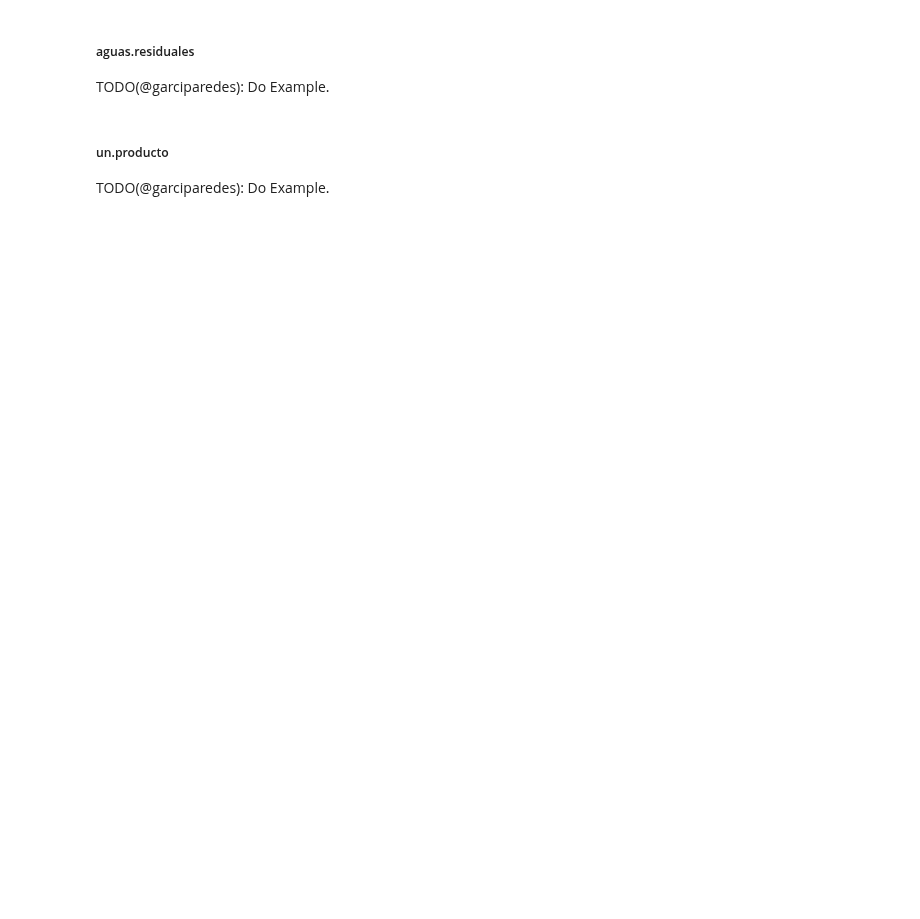
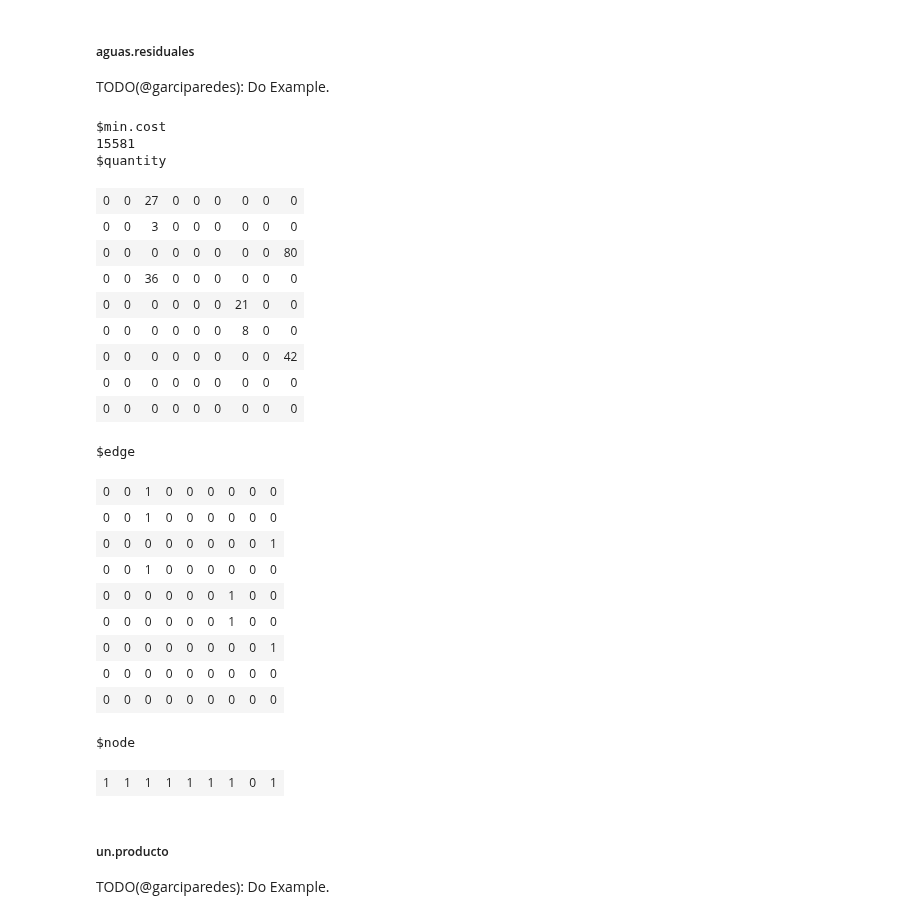
Before and after one commit to garciparedes/integer-programming-heuristics, a Jupyter notebook: integer-programming-network-heuristics.ipynb, the cells around one changed output. Cells and saved outputs as stored; diff of their text form; code cells hidden in the pictures; blank space fills up the shorter version.

Commit message:
Done with netwok design with constant costs and started to work on minimum spanning tree

```diff
--- a/integer-programming-network-heuristics.ipynb
+++ b/integer-programming-network-heuristics.ipynb
@@ -69,3 +69,20 @@ ReadRaw <- function(file.path) {
     close(con)
     return(raw)
 }
+# %%
+Format1DFixedCostNetworkSolution <- function(s, p) {
+
+    a$optimum
+
+    if (length(a$solution) %% p$n == 0) {
+        n <- p$n
+    } else {
+        n <- p$n + 1
+    }
+    list(
+        min.cost = s$optimum,
+        quantity = matrix(a$solution[1:(n ^ 2)], ncol = n, byrow = TRUE),
+        edge     = matrix(a$solution[(n ^ 2 + 1):(2 * n ^ 2)], ncol = n, byrow = TRUE),
+        node     = matrix(a$solution[(2 * n ^ 2 + 1):(2 * n ^ 2 + n)], ncol = n, byrow = TRUE)
+    )
+}
@@ -115,9 +143,9 @@ Solve1DFixedCostNetworkExact <- function(p) {
     for (i in 1:p$n) {
         conditions[i, (i - 1) * p$n + p$A[which(p$A[,1] == i), 2, drop = FALSE]] <-  1
         conditions[i, p$n * (p$A[which(p$A[,2] == i), 1, drop = FALSE] - 1) + i] <- -1
-
-        #conditions[p$n + nrow(p$A) + i, TODO] <- 1
-        conditions[p$n + nrow(p$A) + i, 2 * p$n ^ 2 + i ] <-  - p$n
+        conditions[p$n + nrow(p$A) + i, p$n ^ 2 + p$n * (p$A[which(p$A[,2] == i), 1, drop = FALSE] - 1) + i] <- 1
+        conditions[p$n + nrow(p$A) + i, p$n ^ 2 + p$n * (i - 1) + p$A[which(p$A[,1] == i), 2, drop = FALSE]] <- 1
+        conditions[p$n + nrow(p$A) + i, 2 * p$n ^ 2 + i ] <-  - 2 * p$n
     }
 
 
@@ -146,13 +174,3 @@ Solve1DFixedCostNetworkExact <- function(p) {
 
     return(s)
 }
-a <- Solve1DFixedCostNetworkExact(un.producto)
-a$optimum
-
-print("")
-matrix(a$solution[1:64], ncol = 8, byrow = TRUE)
-print("")
-matrix(a$solution[65:128], ncol = 8, byrow = TRUE)
-print("")
-matrix(a$solution[129:136], ncol = 8, byrow = TRUE)
-#print(a$solution)
@@ -221,3 +245,31 @@ matrix(a$solution[82:162], ncol = 9, byrow = TRUE)
+# %%
+a <- Solve1DFixedCostNetworkExact(aguas.residuales)
+Format1DFixedCostNetworkSolution(a, aguas.residuales)
+# %% [output]
+$min.cost
+15581
+$quantity
+| 0 | 0 | 27 | 0 | 0 | 0 | 0 | 0 | 0 |
+| 0 | 0 | 3 | 0 | 0 | 0 | 0 | 0 | 0 |
+| 0 | 0 | 0 | 0 | 0 | 0 | 0 | 0 | 80 |
+| 0 | 0 | 36 | 0 | 0 | 0 | 0 | 0 | 0 |
+| 0 | 0 | 0 | 0 | 0 | 0 | 21 | 0 | 0 |
+| 0 | 0 | 0 | 0 | 0 | 0 | 8 | 0 | 0 |
+| 0 | 0 | 0 | 0 | 0 | 0 | 0 | 0 | 42 |
+| 0 | 0 | 0 | 0 | 0 | 0 | 0 | 0 | 0 |
+| 0 | 0 | 0 | 0 | 0 | 0 | 0 | 0 | 0 |
+$edge
+| 0 | 0 | 1 | 0 | 0 | 0 | 0 | 0 | 0 |
+| 0 | 0 | 1 | 0 | 0 | 0 | 0 | 0 | 0 |
+| 0 | 0 | 0 | 0 | 0 | 0 | 0 | 0 | 1 |
+| 0 | 0 | 1 | 0 | 0 | 0 | 0 | 0 | 0 |
+| 0 | 0 | 0 | 0 | 0 | 0 | 1 | 0 | 0 |
+| 0 | 0 | 0 | 0 | 0 | 0 | 1 | 0 | 0 |
+| 0 | 0 | 0 | 0 | 0 | 0 | 0 | 0 | 1 |
+| 0 | 0 | 0 | 0 | 0 | 0 | 0 | 0 | 0 |
+| 0 | 0 | 0 | 0 | 0 | 0 | 0 | 0 | 0 |
+$node
+| 1 | 1 | 1 | 1 | 1 | 1 | 1 | 0 | 1 |
 # %% [markdown]
 ##### un.producto
 
```
Also changed, not shown: parts of 11 cells of this notebook.
